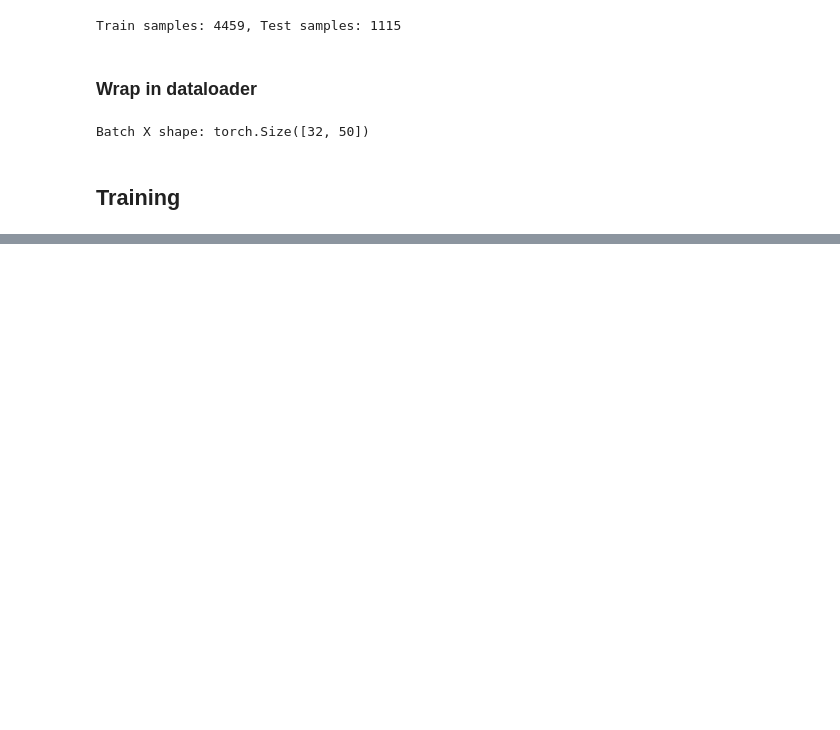
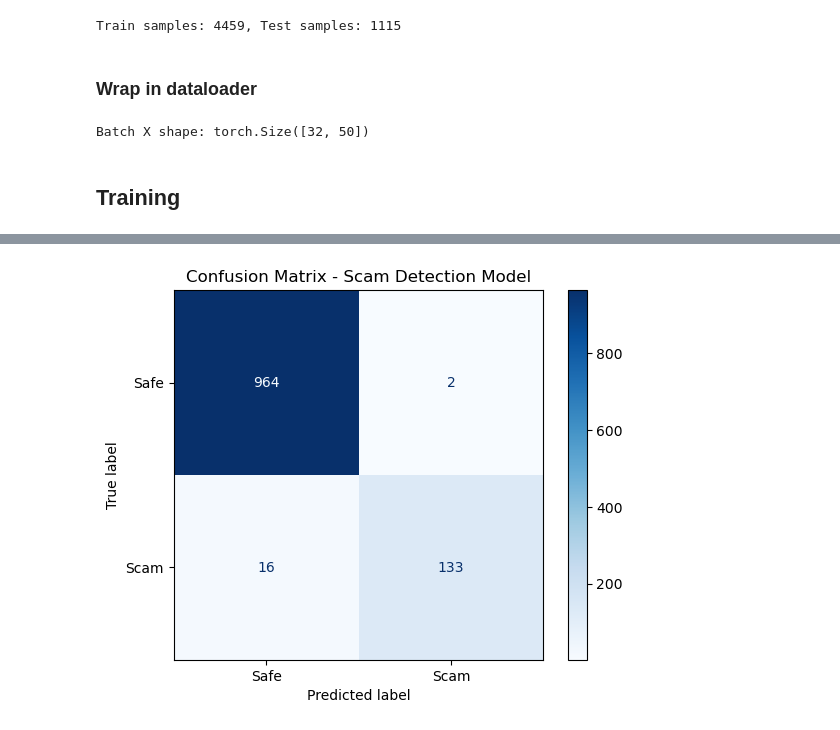
Before and after one commit to NgoHoangNhatMinh/cs3264-project, a Jupyter notebook: Minh/notebooks/scam-guard-lstm.ipynb, the cells around one changed output, grey strips where cells are left out. Saved outputs shown, nothing was run; the diff lists cells and outputs as text; code cells hidden in the pictures; blank space fills up the shorter version.

Commit message:
Update scam-guard LSTM notebook with focal loss and evaluation metrics

```diff
--- a/Minh/notebooks/scam-guard-lstm.ipynb
+++ b/Minh/notebooks/scam-guard-lstm.ipynb
@@ -308,0 +309,31 @@ print(f'\tValid Loss: {valid_loss:.3f} | Valid Acc: {valid_acc*100:.2f}%')
+# %%
+from sklearn.metrics import confusion_matrix, ConfusionMatrixDisplay
+import matplotlib.pyplot as plt
+
+all_preds = []
+all_labels = []
+
+model.eval()
+
+with torch.no_grad():
+    for texts, labels in test_loader:
+        texts = texts.to(device)
+        labels = labels.to(device)
+
+        lengths = (texts != 0).sum(dim=1).cpu()
+
+        predictions = model(texts, lengths).squeeze(1)
+        preds = torch.round(torch.sigmoid(predictions))
+
+        all_preds.extend(preds.cpu().numpy())
+        all_labels.extend(labels.cpu().numpy())
+
+cm = confusion_matrix(all_labels, all_preds)
+
+disp = ConfusionMatrixDisplay(confusion_matrix=cm, display_labels=["Safe", "Scam"])
+disp.plot(cmap="Blues")
+
+plt.title("Confusion Matrix - Scam Detection Model")
+plt.show()
+# %% [output]
+[figure, added]
```
Also changed, not shown: parts of 13 cells of this notebook.
